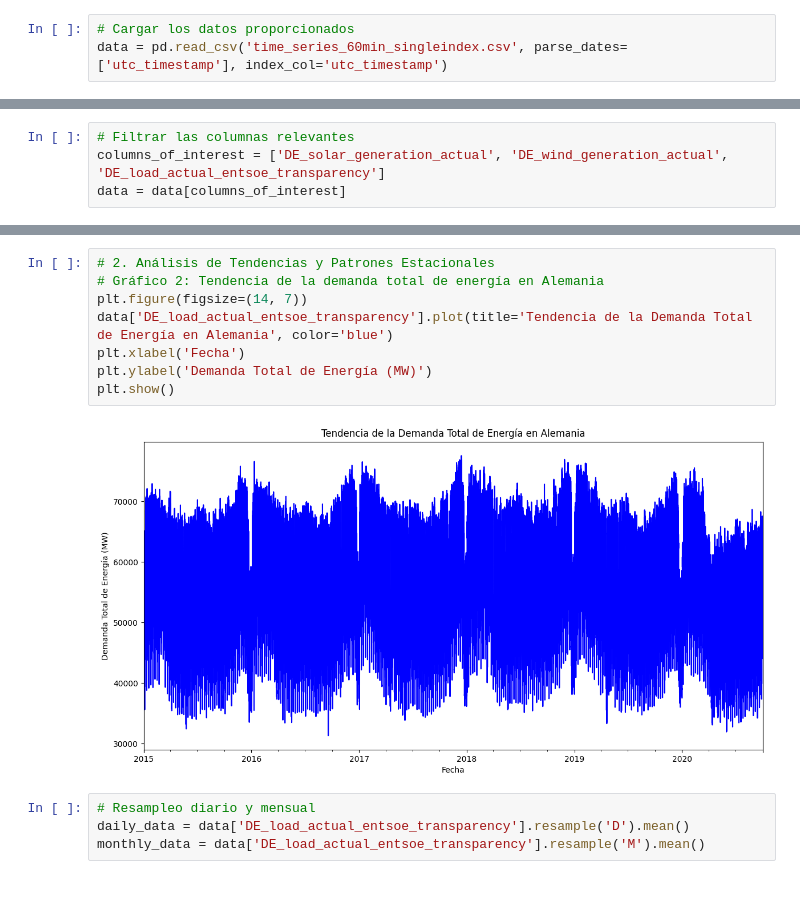
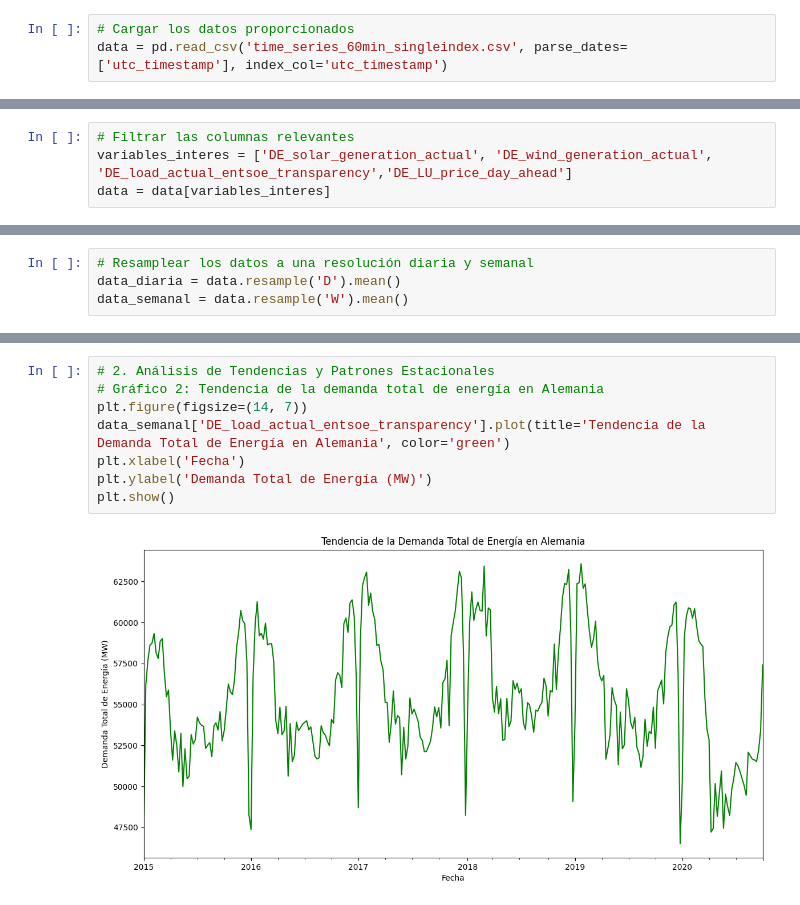
Before and after one commit to spectrox0/master-tfm, a Jupyter notebook: src/notebooks/Data_processing/Data_processing.ipynb, the cells around one changed output, grey strips where cells are left out. Drawn from its saved outputs; the diff is of its cells as text.

```diff
--- a/src/notebooks/Data_processing/Data_processing.ipynb
+++ b/src/notebooks/Data_processing/Data_processing.ipynb
@@ -32,4 +53,4 @@ data = pd.read_csv('time_series_60min_singleindex.csv', parse_dates=['utc_timest
 # %%
 # Filtrar las columnas relevantes
-columns_of_interest = ['DE_solar_generation_actual', 'DE_wind_generation_actual', 'DE_load_actual_entsoe_transparency']
-data = data[columns_of_interest]
+variables_interes = ['DE_solar_generation_actual', 'DE_wind_generation_actual', 'DE_load_actual_entsoe_transparency','DE_LU_price_day_ahead']
+data = data[variables_interes]
@@ -35,0 +87,4 @@ data = data[columns_of_interest]
+# %%
+# Resamplear los datos a una resolución diaria y semanal
+data_diaria = data.resample('D').mean()
+data_semanal = data.resample('W').mean()
@@ -52,15 +215,11 @@ data = data.interpolate(method='linear')
 # %%
 # 2. Análisis de Tendencias y Patrones Estacionales
 # Gráfico 2: Tendencia de la demanda total de energía en Alemania
 plt.figure(figsize=(14, 7))
-data['DE_load_actual_entsoe_transparency'].plot(title='Tendencia de la Demanda Total de Energía en Alemania', color='blue')
+data_semanal['DE_load_actual_entsoe_transparency'].plot(title='Tendencia de la Demanda Total de Energía en Alemania', color='green')
 plt.xlabel('Fecha')
 plt.ylabel('Demanda Total de Energía (MW)')
 plt.show()
 # %% [output]
-[figure, old version]
+[figure, new version]
-# %%
-# Resampleo diario y mensual
-daily_data = data['DE_load_actual_entsoe_transparency'].resample('D').mean()
-monthly_data = data['DE_load_actual_entsoe_transparency'].resample('M').mean()
 # %%
```
Also changed, not shown: parts of 26 cells of this notebook, 1 other file.
